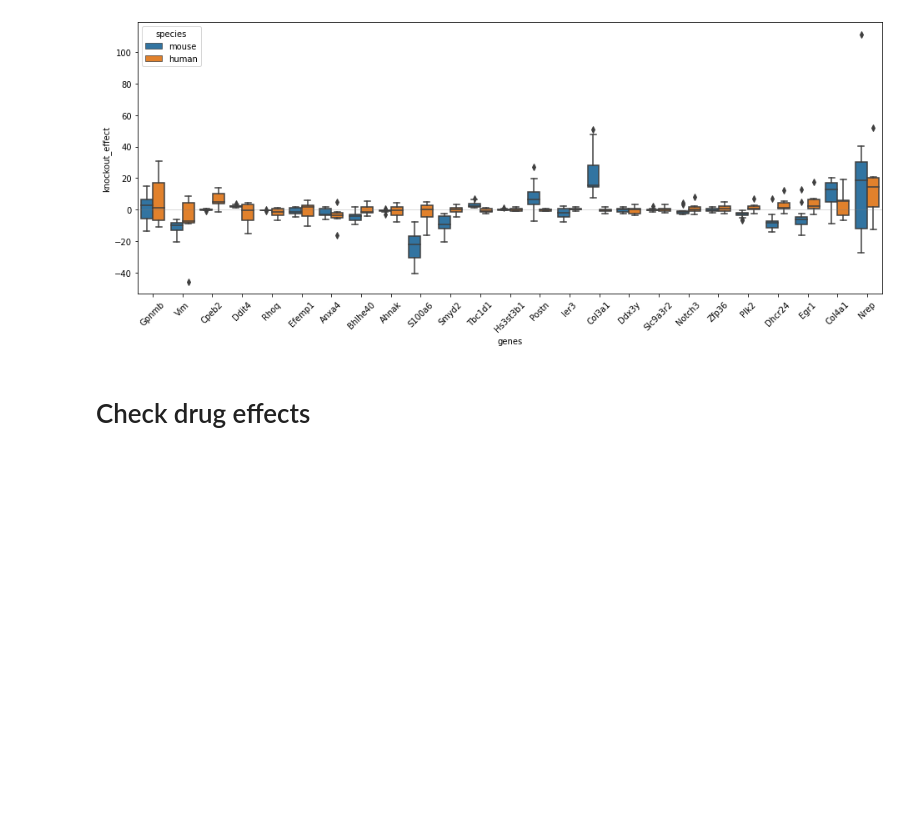
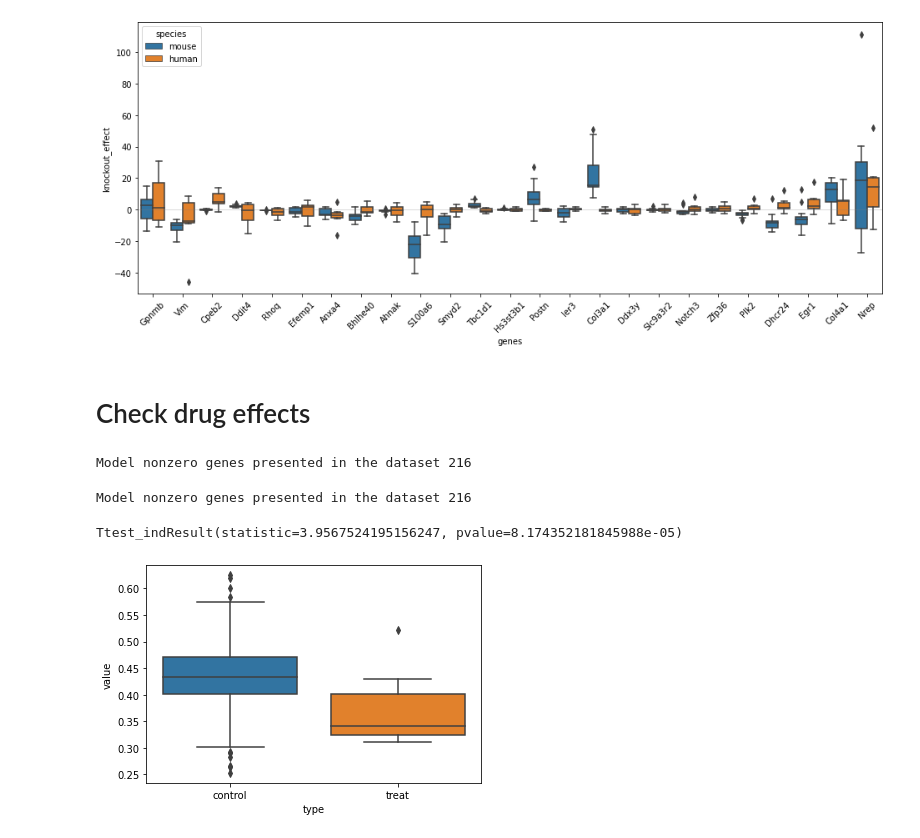
Before and after one commit to shappiron/Reprogramming_meta, a Jupyter notebook: clocks.ipynb, the cells around one changed output. Drawn from its saved outputs; the diff is of its cells as text; code cells hidden in the pictures; blank space fills up the shorter version.

```diff
--- a/clocks.ipynb
+++ b/clocks.ipynb
@@ -100,12 +100,12 @@ annot.to_csv('clocks/Human_clock_output.csv')
 # %%
 #we upload all the data
 # species = 'mouse'
-model = joblib.load(open('clocks/final/Aging_mouse_norm.pkl', 'rb'))
+# model = joblib.load(open('clocks/final/Aging_mouse_norm.pkl', 'rb'))
 # data = pd.read_csv('clocks/mouse_exprs_norm_final_29ds.csv', index_col=0)
 # annot = pd.read_csv('clocks/mouse_data_annotation_29ds.csv', index_col="ID")
 
 species = 'human'
-#model = joblib.load(open('clocks/final/Aging_human_norm.pkl', 'rb'))
+model = joblib.load(open('clocks/final/Aging_human_norm.pkl', 'rb'))
 data = pd.read_csv('clocks/final/human_exprs_norm_final.csv', index_col=0)
 annot = pd.read_csv('clocks/human_data_annotation.csv', index_col=2)
 annot['Dataset'] = annot.ID
@@ -525,0 +531,58 @@ plt.show()
+# %%
+treat = pd.read_csv('drugs/cmap_data/treat_oe.csv', index_col=0).T
+treat.columns = treat.columns.map(str)
+treat = treat.subtract(treat.mean(1), 0)
+treat = treat.divide(treat.std(1), 0)
+
+h2m = pd.read_csv('subdata/human2mouse_entrez.csv', index_col=0)
+h2m['human'] = h2m['human'].apply(str)
+h2m['mouse'] = h2m['mouse'].apply(str)
+h2m = dict(zip(h2m['human'], h2m['mouse']))
+
+imap = treat.columns.map(h2m)
+treat.columns = imap
+treat = treat[imap.dropna()]
+
+print("Model nonzero genes presented in the dataset", len(treat.columns.intersection(nonzero_genes)))
+
+addcols = list(set(model.feature_names).difference(treat.columns))
+treat[addcols] = 0
+# %% [output]
+Model nonzero genes presented in the dataset 216
+# %%
+datas = {}
+datas['treat'] = predict_tAge(treat, model)
+# %%
+treat = pd.read_csv('drugs/cmap_data/control.csv', index_col=0).T
+treat.columns = treat.columns.map(str)
+treat = treat.subtract(treat.mean(1), 0)
+treat = treat.divide(treat.std(1), 0)
+
+h2m = pd.read_csv('subdata/human2mouse_entrez.csv', index_col=0)
+h2m['human'] = h2m['human'].apply(str)
+h2m['mouse'] = h2m['mouse'].apply(str)
+h2m = dict(zip(h2m['human'], h2m['mouse']))
+
+imap = treat.columns.map(h2m)
+treat.columns = imap
+treat = treat[imap.dropna()]
+print("Model nonzero genes presented in the dataset", len(treat.columns.intersection(nonzero_genes)))
+
+addcols = list(set(model.feature_names).difference(treat.columns))
+treat[addcols] = 0
+# %% [output]
+Model nonzero genes presented in the dataset 216
+# %%
+datas['control'] = predict_tAge(treat, model)
+# %%
+d1 = pd.DataFrame({'value':datas['control'], "type":"control"})
+d2 = pd.DataFrame({'value':datas['treat'], "type":"treat"})
+
+d = pd.concat([d1,d2])
+sns.boxplot(x='type', y='value', data=d)
+
+from scipy.stats import ttest_ind
+print(ttest_ind(datas['control'], datas['treat']))
+# %% [output]
+Ttest_indResult(statistic=3.9567524195156247, pvalue=8.174352181845988e-05)
+[figure, added]
```
Also changed, not shown: parts of 3 cells of this notebook, 7 other files.
